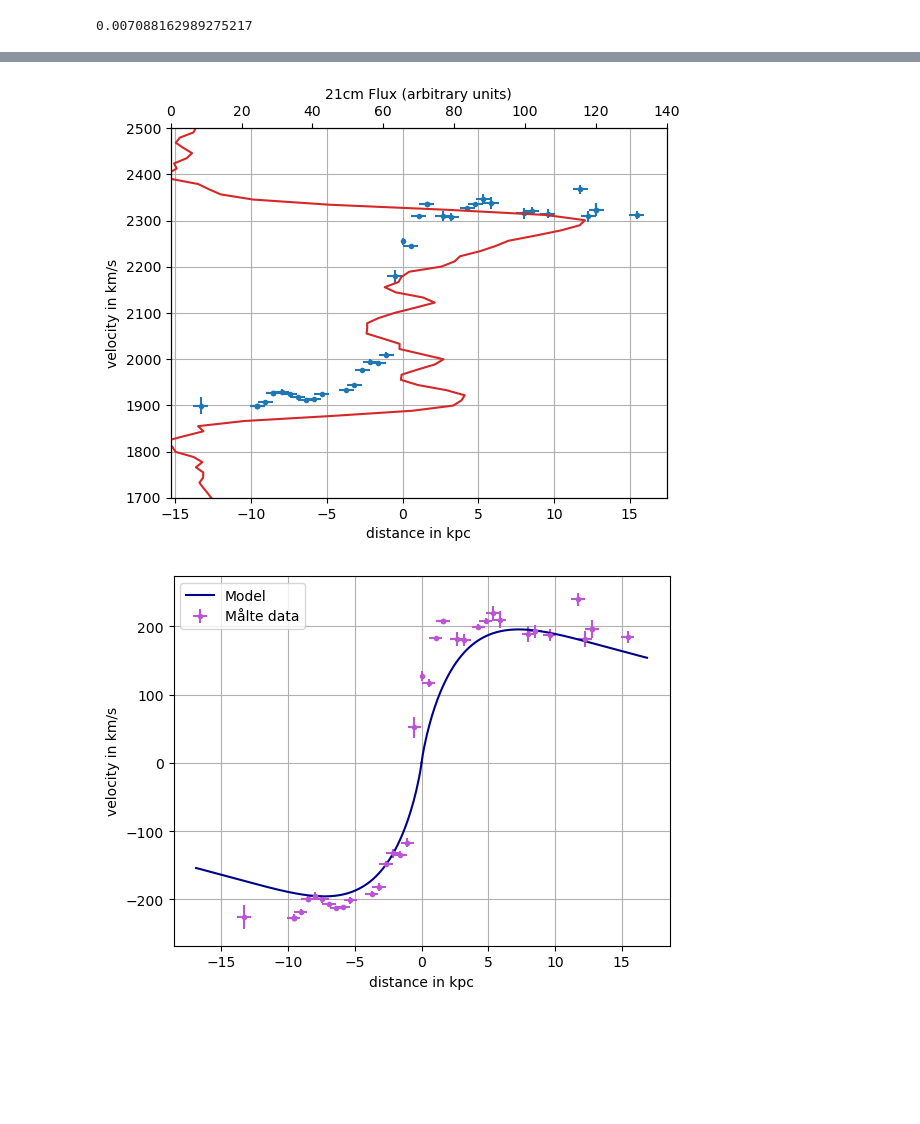
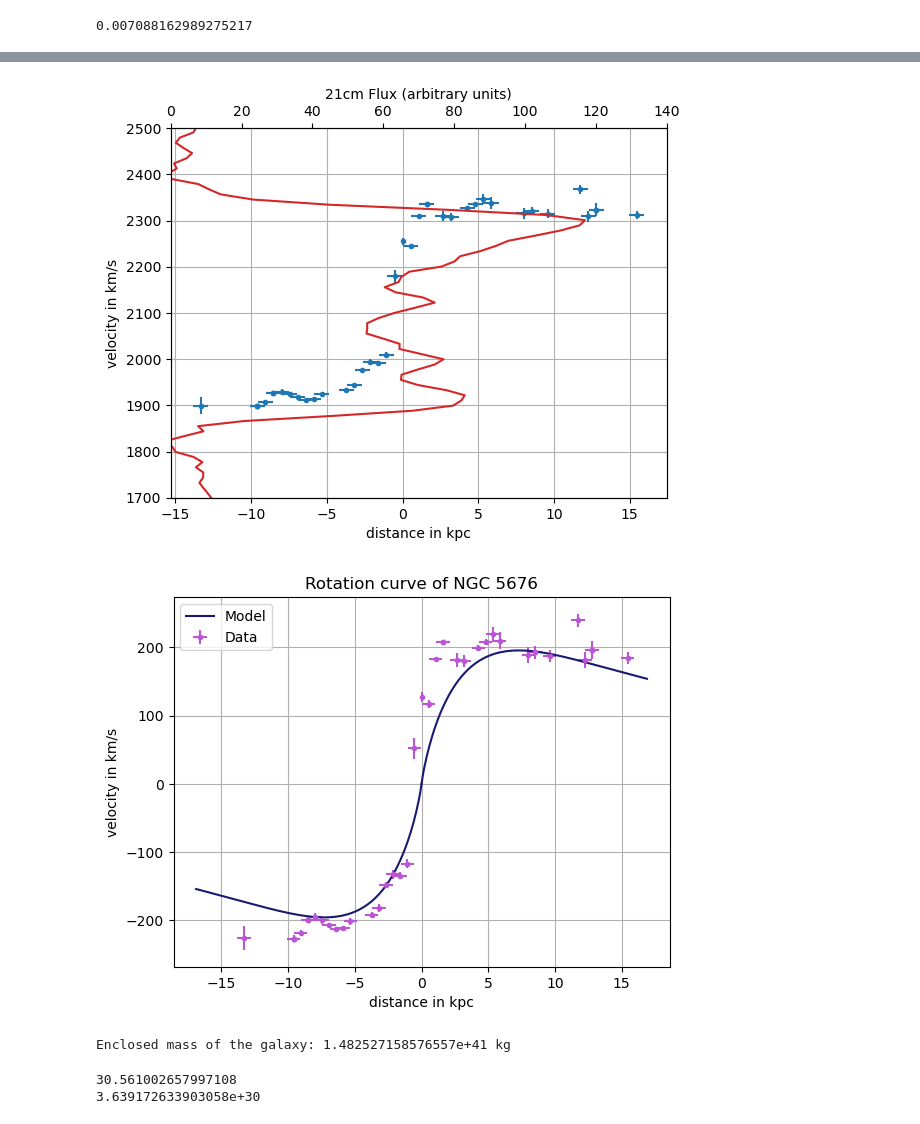
Before and after one commit to SaMaKsH-exe/Dark-matter-in-spiral-galaxy, a Jupyter notebook: NGC5676/plotcurve_ngc.ipynb, the cells around one changed output, grey strips where cells are left out. Saved outputs shown, nothing was run; the diff lists cells and outputs as text; code cells hidden in the pictures; blank space fills up the shorter version.

Commit message:
Calculated mass of the galaxy using observed data

```diff
--- a/NGC5676/plotcurve_ngc.ipynb
+++ b/NGC5676/plotcurve_ngc.ipynb
@@ -78,34 +78,84 @@ M_stellar = 10 ** 10.96 #[M_sun]
 M_gas = 10**9.94
 M_baryon = M_stellar + M_gas
 M_sun = 1.989*10**30 #Mass of sun in [kg]
 Rd = 3.39*3.086*10**19 # disk scale length
 c = 3.0 * 10 ** 5 #speed of light [km/s]
 G = 6.674 * 10**(-11) #NW gravitaional constant in SI units
 
 sigma0 = M_baryon * M_sun/ (2*np.pi*Rd**2)
 x = np.arange(0.001,17,0.1)
 y = x*3.086*10**19/(2*Rd)
 vcsq = CircularSpeedExponentialDisk(y)
 vc = np.sqrt(vcsq)/1000 #km/s
 vc_r = vc*np.sin(62./360*2*np.pi) # correct for inclination
 
 z = lambdac/lmbd_em-1
 zmean = np.mean(z)
 vel = (z-zmean)/(1+zmean)*c
 sigma_vel = sigma_lamb/lambdac*c
 
 plt.figure()
 plt.grid()
 plt.errorbar(afstandc,vel,yerr=sigma_vel,xerr=sigma_afs,fmt='.',color='mediumorchid',label='Data')
 plt.ylabel('velocity in km/s')
 plt.xlabel('distance in kpc')
-plt.plot(x,vc_r,color='darkblue')
-plt.plot(-x,-vc_r,color='darkblue' ,label = 'Model')
+plt.plot(x,vc_r,color='midnightblue')
+plt.plot(-x,-vc_r,color='midnightblue' ,label = 'Model')
+plt.title('Rotation curve of NGC 5676')
 plt.legend()
-
 plt.show()
 # %% [output]
 0.007088162989275217
 [figure]
 [figure]
-[figure, old version]
+[figure, new version]
+# %%
+import numpy as np
+
+# Define the observed velocities
+
+pos_vel = np.array([199.61642061, 207.78445088, 219.12893736])
+neg_vel = np.abs(np.array([-225.57493276, -226.93627114, -199.25572412]))
+
+#print(vel)
+#print(afstandc)
+
+combined_afstan =np.array([4.264,4.797,13.32,9.594,9.594,-8.528])
+
+# Combine positive and negative velocities
+
+combined_vel = np.concatenate((pos_vel, neg_vel))
+
+# Calculate the mean velocity
+v_mean = np.mean(combined_vel)
+
+afstandm = np.mean(combined_afstan)
+
+
+afstand_n = afstandm*3.086*10**19
+
+# Convert the mean velocity to the circular speed using the inclination angle
+inclination_angle = 62.0  # in degrees
+v_c = v_mean / np.sin(np.deg2rad(inclination_angle))
+vc = v_c*1000
+
+# Define other constants
+Rd = 3.39 * 3.086 * 10**19  # disk scale length in meters
+G = 6.674 * 10**(-11)  # gravitational constant in m^3/kg/s^2
+
+# Calculate the enclosed mass using the circular speed
+M = (vc**2) * afstand_n / G
+
+print("Enclosed mass of the galaxy:", M, "kg")
+# %% [output]
+Enclosed mass of the galaxy: 1.482527158576557e+41 kg
+# %%
+log_M = np.log10(M)
+given_log_M = 10.61
+difference = log_M - given_log_M
+print(difference)
+ratio = 10**difference
+print(ratio)
+# %% [output]
+30.561002657997108
+3.639172633903058e+30
```
Also changed, not shown: 4 other files.
